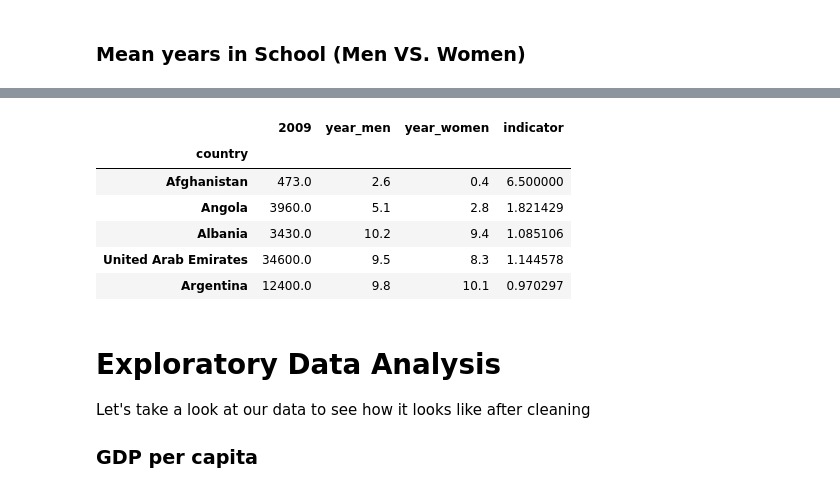
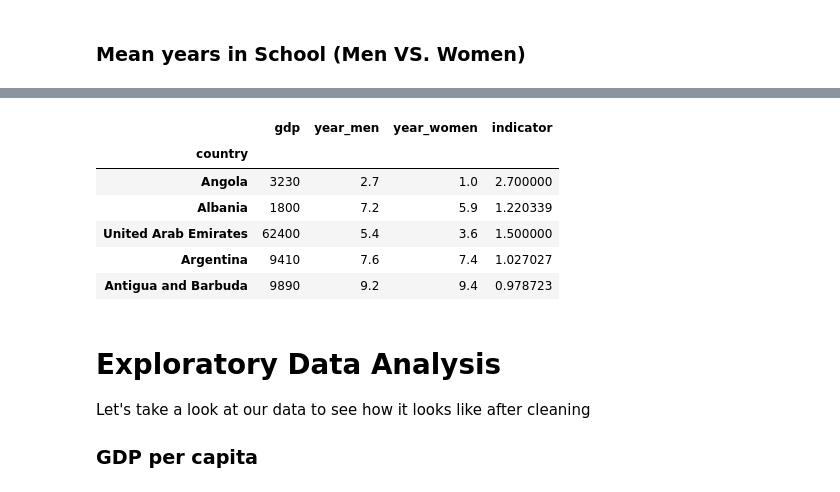
Before and after one commit to DiegoMerino28/gapminder_project, a Jupyter notebook: gapminder_data.ipynb, the cells around one changed output, grey strips where cells are left out. Cells and saved outputs as stored; diff of their text form; code cells hidden in the pictures.

```diff
--- a/gapminder_data.ipynb
+++ b/gapminder_data.ipynb
@@ -139,22 +127,0 @@ for item in gdp_09.index:
-# %%
-# Obtenemos todos nuestros datos para 2009
-gdp_09.to_frame().rename({'2009': 'gdp'}, axis = 1)
-men_09 = men_yr['2009'].dropna().to_frame().rename({'2009' : 'year_men'}, axis = 1)
-women_09 = women_yr['2009'].dropna().to_frame().rename({'2009' : 'year_women'}, axis = 1)
-
-# JUntamos todos los datos en un solo DataFrame
-final = gdp_09.to_frame().join(men_09, how = 'inner').join(women_09, how = 'inner')
-
-# Calculamos nuestro indicador para el año 2009
-final['indicator'] = final['year_men'] / final['year_women']
-final = final.astype({'2009': float})
-
-final.head()
-# %% [output]
-|  | 2009 | year_men | year_women | indicator |
-| country |  |  |  |  |
-| Afghanistan | 473.0 | 2.6 | 0.4 | 6.500000 |
-| Angola | 3960.0 | 5.1 | 2.8 | 1.821429 |
-| Albania | 3430.0 | 10.2 | 9.4 | 1.085106 |
-| United Arab Emirates | 34600.0 | 9.5 | 8.3 | 1.144578 |
-| Argentina | 12400.0 | 9.8 | 10.1 | 0.970297 |
@@ -161,3 +143,25 @@ final.head()
+# %%
+# JUntamos todos los datos en un solo DataFrame
+final_09 = gdp_09.join(men_09, how = 'inner').join(women_09, how = 'inner')
+
+# Calculamos nuestro indicador para el año 2009
+final_09['indicator'] = final_09['year_men'] / final_09['year_women']
+final_09.head()
+
+# Tambien los datos de 2016
+final_86 = gdp_86.join(men_86, how = 'inner').join(women_86, how = 'inner')
+
+# Calculamos nuestro indicador para el año 2016
+final_86['indicator'] = final_86['year_men'] / final_86['year_women']
+final_86.head()
+# %% [output]
+|  | gdp | year_men | year_women | indicator |
+| country |  |  |  |  |
+| Angola | 3230 | 2.7 | 1.0 | 2.700000 |
+| Albania | 1800 | 7.2 | 5.9 | 1.220339 |
+| United Arab Emirates | 62400 | 5.4 | 3.6 | 1.500000 |
+| Argentina | 9410 | 7.6 | 7.4 | 1.027027 |
+| Antigua and Barbuda | 9890 | 9.2 | 9.4 | 0.978723 |
 # %% [markdown]
 # Exploratory Data Analysis
 
```
Also changed, not shown: parts of 17 cells of this notebook, 1 other file.
